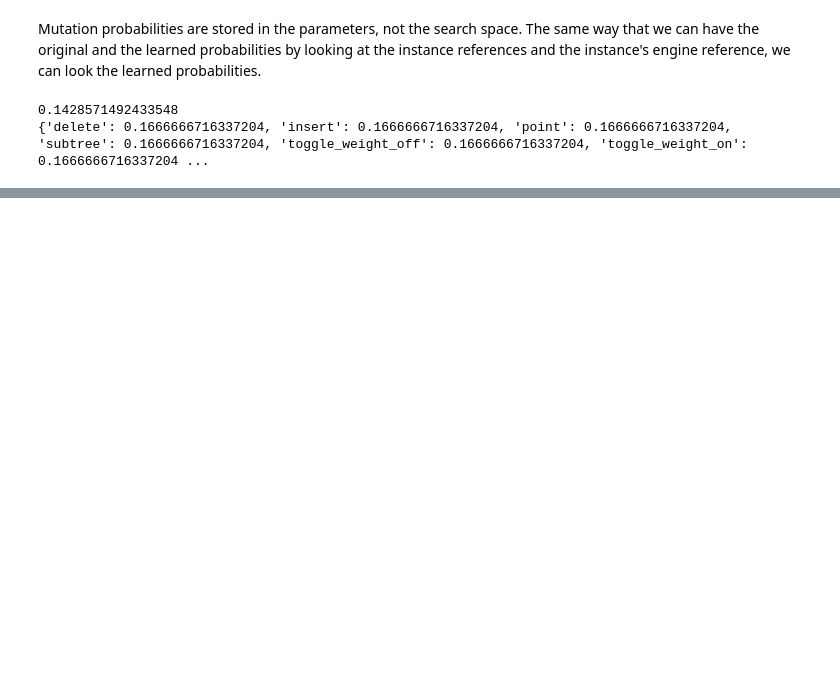
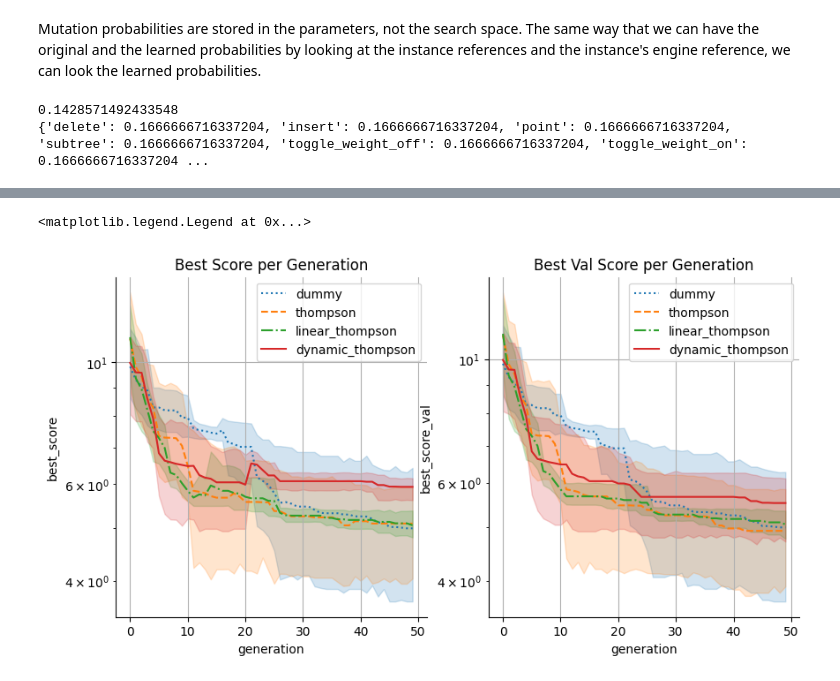
Before and after one commit to cavalab/brush, a Jupyter notebook: docs/guide/bandits.ipynb, the cells around one changed output, grey strips where cells are left out. Cells and saved outputs as stored; diff of their text form; code cells hidden in the pictures; blank space fills up the shorter version.

Commit message:
simplification ignores booleans for now. simple notebook to check bandits performances

```diff
--- a/docs/guide/bandits.ipynb
+++ b/docs/guide/bandits.ipynb
@@ -51,18 +51,15 @@ There are two important settings for this:
 est = BrushRegressor(
     functions=['SplitOn','Add','Exp','Sub', 'SplitBest',
                'Mul','Sin','Cos','Exp','Logabs'],
-    max_gens=1000,
+    max_gens=100,
     pop_size=100,
+    max_stall=20,
     objectives=["scorer", "linear_complexity"],
 
     # Changing search space sampling probabilities
-    bandit='linear_thompson',
-    weights_init=False,
+    bandit='thompson',
+    weights_init=True,
     use_arch=False,
 
-    verbosity=2
+    verbosity=1
 )
-# %%
-X_trim = X #.iloc[:,[1]]
-
-est.fit(X_trim,y)
@@ -102,0 +66,2 @@ BrushRegressor(algorithm='nsga2', bandit='linear_thompson', batch_size=1.0,
+# %%
+est.fit(X,y)
@@ -179,0 +218,25 @@ print(est.engine_.params.mutation_probs)
+# %%
+import seaborn as sns
+import matplotlib.pyplot as plt
+from itertools import cycle
+import numpy as np
+
+fig, axs = plt.subplots(1, 2, figsize=(10, 5))
+
+lines = [":","--","-.", "-"]
+linecycler = cycle(lines)
+
+for i, col in enumerate(['best_score', 'best_score_val']):
+    for bandit in bandits:
+        bandit_df = pd.concat([experiment['log'] for experiment in results[bandit]], axis=0)
+        sns.lineplot(bandit_df, x='generation', y=col, ls=next(linecycler), label=bandit, ax=axs[i], estimator=np.mean)
+    sns.despine()
+    axs[i].grid()
+    axs[i].set_yscale('log')
+
+axs[0].set_title('Best Score per Generation')
+axs[1].set_title('Best Val Score per Generation')
+plt.legend()
+# %% [output]
+<matplotlib.legend.Legend at 0x...>
+[figure, added]
```
Also changed, not shown: parts of 11 cells of this notebook, 3 other files.
